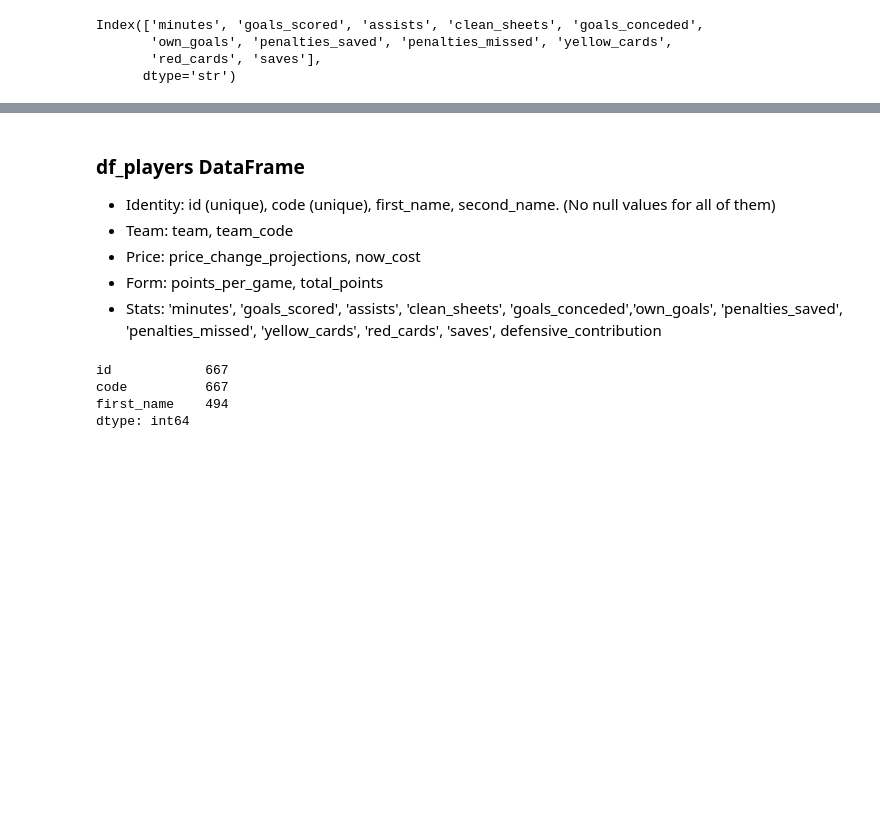
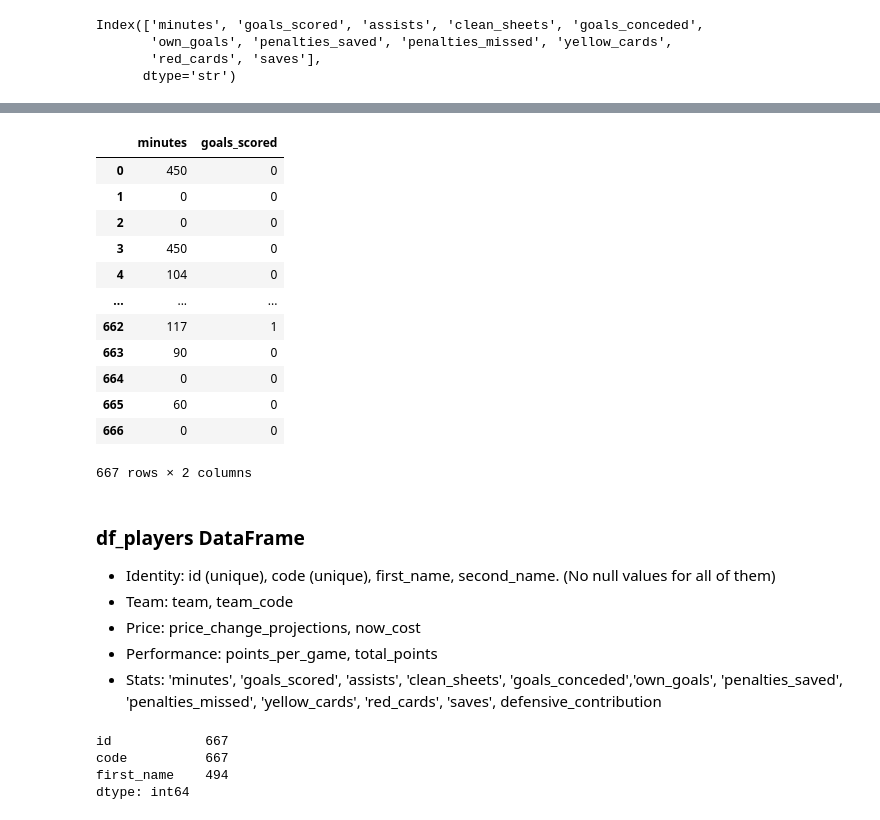
Before and after one commit to omarislam7/Fantasy-PL, a Jupyter notebook: notebooks/01_api_explore.ipynb, the cells around one changed output, grey strips where cells are left out. Drawn from its saved outputs; the diff is of its cells as text; code cells hidden in the pictures; blank space fills up the shorter version.

```diff
--- a/notebooks/01_api_explore.ipynb
+++ b/notebooks/01_api_explore.ipynb
@@ -53,9 +99,25 @@ Index(['minutes', 'goals_scored', 'assists', 'clean_sheets', 'goals_conceded',
+# %%
+players[["minutes", "goals_scored"]]
+# %% [output]
+|  | minutes | goals_scored |
+| 0 | 450 | 0 |
+| 1 | 0 | 0 |
+| 2 | 0 | 0 |
+| 3 | 450 | 0 |
+| 4 | 104 | 0 |
+| ... | ... | ... |
+| 662 | 117 | 1 |
+| 663 | 90 | 0 |
+| 664 | 0 | 0 |
+| 665 | 60 | 0 |
+| 666 | 0 | 0 |
+667 rows × 2 columns
 # %% [markdown]
 ### df_players DataFrame
 - Identity:  id (unique), code (unique), first_name, second_name. (No null values for all of them)
 - Team: team, team_code
 - Price: price_change_projections, now_cost
-- Form: points_per_game, total_points
+- Performance: points_per_game, total_points
 - Stats: 'minutes', 'goals_scored', 'assists', 'clean_sheets', 'goals_conceded','own_goals', 'penalties_saved', 'penalties_missed', 'yellow_cards',
        'red_cards', 'saves', defensive_contribution
 # %%
```
Also changed, not shown: parts of 23 cells of this notebook, 2 other files.
